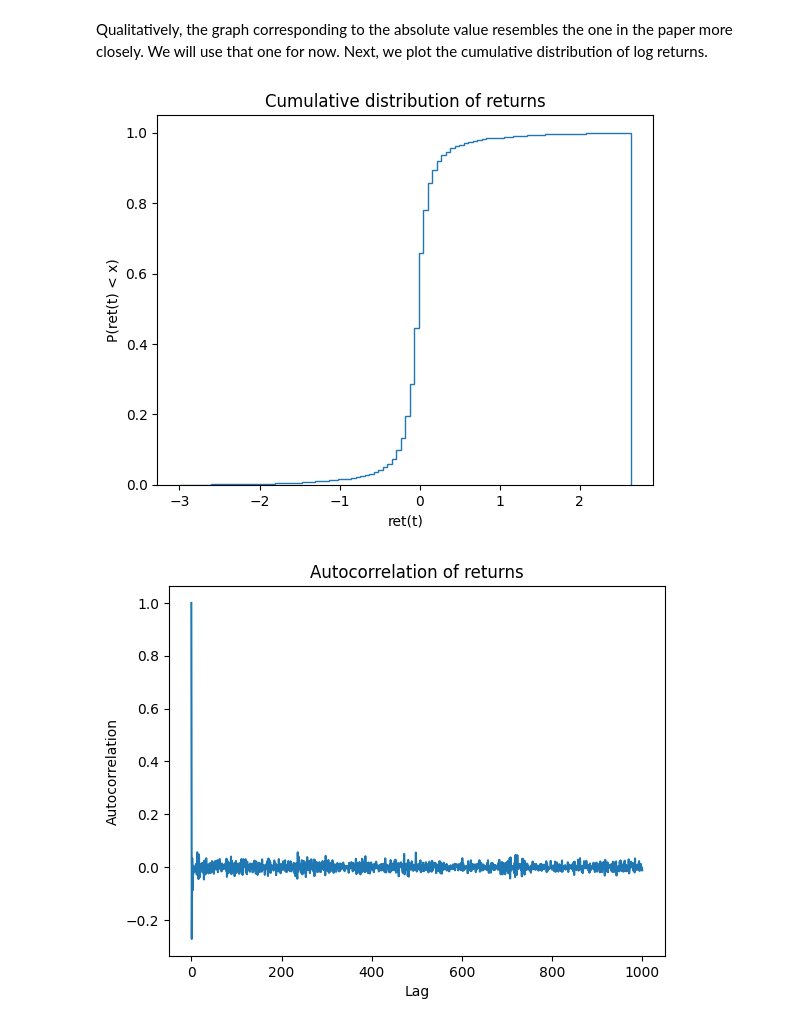
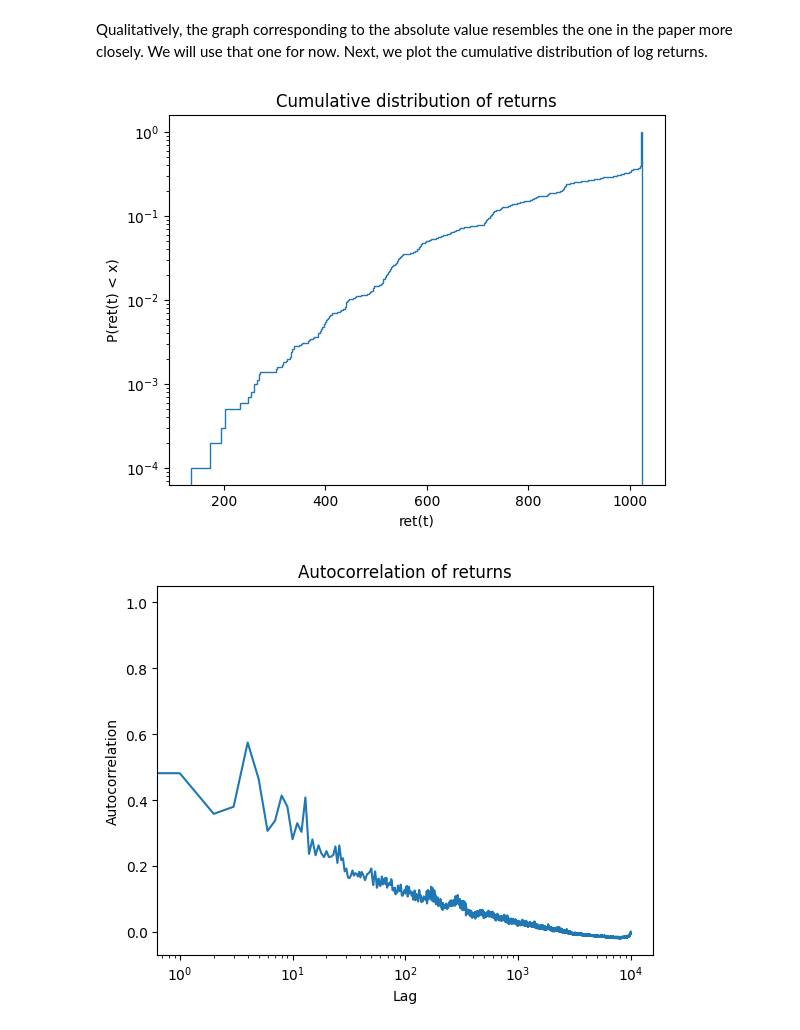
Before and after one commit to eghirardo/ising-markets, a Jupyter notebook: Code/Bornholdt.ipynb, the cells around one changed output. Saved outputs shown, nothing was run; the diff lists cells and outputs as text; code cells hidden in the pictures.

```diff
--- a/Code/Bornholdt.ipynb
+++ b/Code/Bornholdt.ipynb
@@ -33,0 +44,2 @@ interactive(children=(IntSlider(value=0, description='t', max=4999), Output()),
+# %%
+model = pickle.load(open("bornholdt_model.pkl", "rb"))
@@ -50,8 +83,10 @@ plt.show()
 # %%
-abs_magnetization_series = [abs(np.sum(spin)) for spin in spin_series]
+abs_magnetization_series = [abs(np.sum(spin)) for spin in model.spin_series]
 
 log_returns = np.diff(np.log(abs_magnetization_series))
+log_returns = log_returns[np.isfinite(log_returns)]
 
+plt.figure(figsize=(10, 5))
 plt.plot(log_returns)
 plt.xlabel("T")
 plt.ylabel("ret(t)")
@@ -62,26 +97,25 @@ plt.show()
 # %% [markdown]
 Qualitatively, the graph corresponding to the absolute value resembles the one in the paper more closely. We will use that one for now. Next, we plot the cumulative distribution of log returns.
 # %%
-log_returns = log_returns[np.isfinite(log_returns)]
-
-plt.hist(log_returns, bins=100, density=True, cumulative=True, histtype='step')
+abs_returns = np.abs(np.diff([np.sum(spin) for spin in model.spin_series]))
+plt.hist(abs_magnetization_series, bins=500, density=True, cumulative=True, histtype='step')
 plt.xlabel("ret(t)")
 plt.ylabel("P(ret(t) < x)")
 plt.title("Cumulative distribution of returns")
+plt.yscale('log')
 plt.show()
-
-# understand better
 # %% [output]
-[figure, old version]
+[figure, new version]
 # %%
-autocorr = sm.tsa.acf(log_returns, nlags=1000)
+autocorr = sm.tsa.acf(np.abs(log_returns), nlags=np.shape(log_returns)[0] - 1)
 
 plt.plot(autocorr)
 plt.xlabel("Lag")
 plt.ylabel("Autocorrelation")
 plt.title("Autocorrelation of returns")
+plt.xscale('log')
 plt.show()
 
 # understand better
 # %% [output]
-[figure, old version]
+[figure, new version]
```
Also changed, not shown: parts of 7 cells of this notebook, 8 other files.
